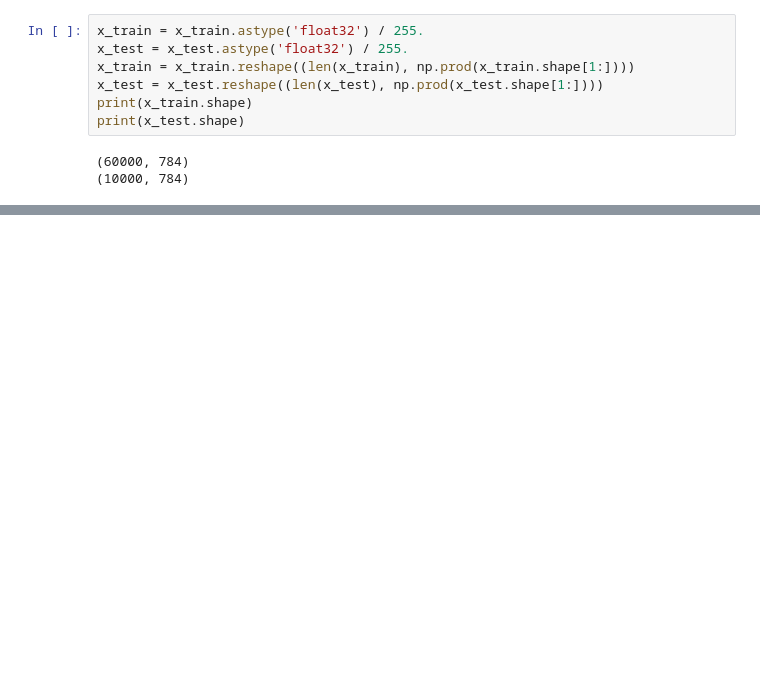
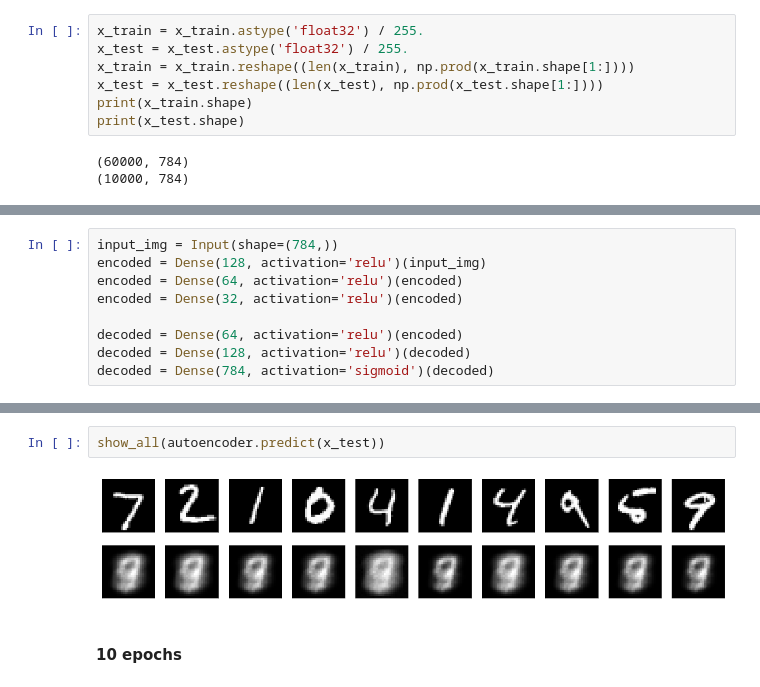
Before and after one commit to alekseik1/cnn-learning, a Jupyter notebook: AutoEncoder.ipynb, the cells around one changed output, grey strips where cells are left out. Saved outputs shown, nothing was run; the diff lists cells and outputs as text; blank space fills up the shorter version.

```diff
--- a/AutoEncoder.ipynb
+++ b/AutoEncoder.ipynb
@@ -115,0 +107,9 @@ autoencoder.compile(optimizer='adadelta', loss='binary_crossentropy')
+# %%
+input_img = Input(shape=(784,))
+encoded = Dense(128, activation='relu')(input_img)
+encoded = Dense(64, activation='relu')(encoded)
+encoded = Dense(32, activation='relu')(encoded)
+
+decoded = Dense(64, activation='relu')(encoded)
+decoded = Dense(128, activation='relu')(decoded)
+decoded = Dense(784, activation='sigmoid')(decoded)
@@ -115,0 +132,6 @@ autoencoder.compile(optimizer='adadelta', loss='binary_crossentropy')
+# %%
+show_all(autoencoder.predict(x_test))
+# %% [output]
+[figure, added]
+# %% [markdown]
+#### 10 epochs
```
Also changed, not shown: parts of 34 cells of this notebook.
